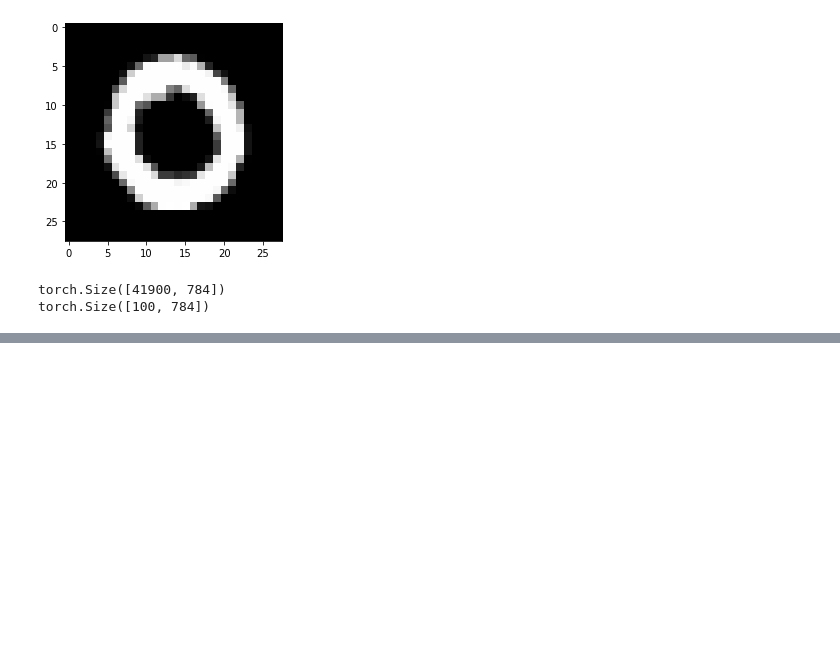
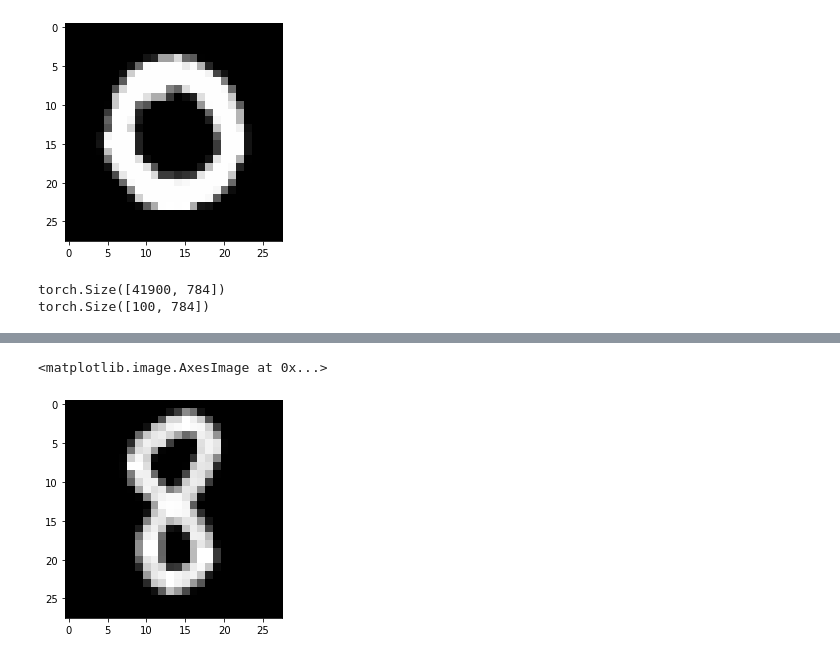
Before and after one commit to nmit-406/image-processing-labs, a Jupyter notebook: end-project/tsogoo/convolutional_neural_network_19_Nov_2019/nn_pytorch.ipynb, the cells around one changed output, grey strips where cells are left out. Cells and saved outputs as stored; diff of their text form; code cells hidden in the pictures; blank space fills up the shorter version.

```diff
--- a/end-project/tsogoo/convolutional_neural_network_19_Nov_2019/nn_pytorch.ipynb
+++ b/end-project/tsogoo/convolutional_neural_network_19_Nov_2019/nn_pytorch.ipynb
@@ -168,0 +218,5 @@ model = torch.load("path.pt")
+# %%
+plt.imshow(im[...,3], cmap='Greys_r')
+# %% [output]
+<matplotlib.image.AxesImage at 0x...>
+[figure, added]
```
Also changed, not shown: parts of 17 cells of this notebook, 4 other files.
